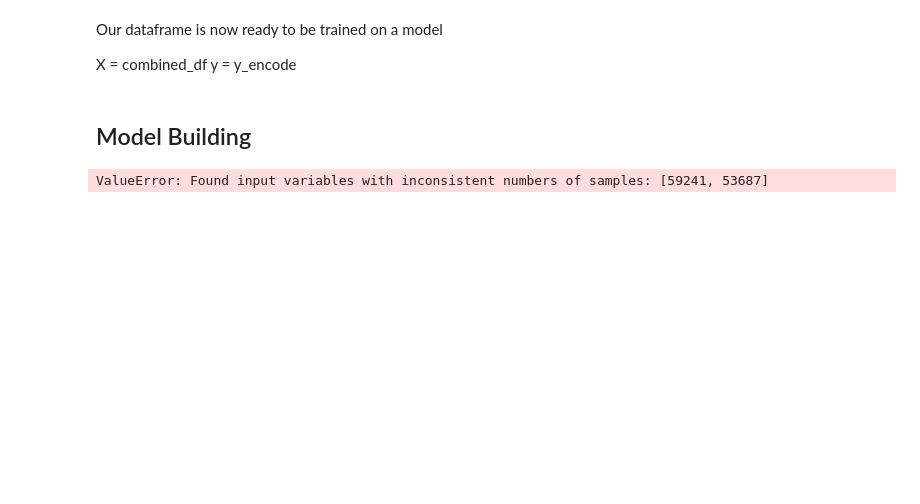
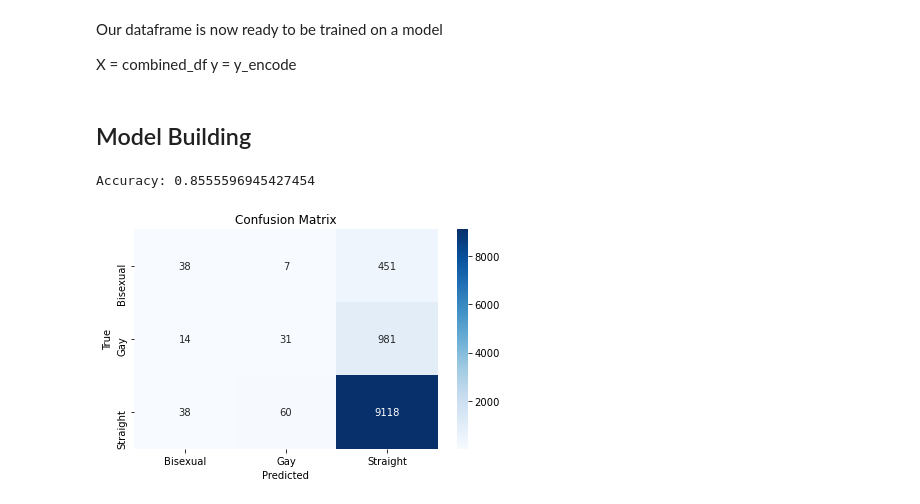
Before and after one commit to brianellis1997/DateAScientist, a Jupyter notebook: date-a-scientist.ipynb, the cells around one changed output. Cells and saved outputs as stored; diff of their text form; code cells hidden in the pictures; blank space fills up the shorter version.

Commit message:
Created random forest model and printed metrics concerning accuracy, precision, and recall score for orientation class.

```diff
--- a/date-a-scientist.ipynb
+++ b/date-a-scientist.ipynb
@@ -1511,6 +1577,37 @@ from sklearn.metrics import accuracy_score
 # %%
 from sklearn.model_selection import train_test_split
 
-X_train, X_test, y_train, y_test = train_test_split(combined_df, y_encode, test_size=0.2, random_state=42)
+X_train, X_test, y_train, y_test = train_test_split(combined_df, y, test_size=0.2, random_state=42)
-# %% [output]
-ValueError: Found input variables with inconsistent numbers of samples: [59241, 53687]
+# %%
+model = RandomForestClassifier(n_estimators=100, random_state=42)
+# %%
+model.fit(X_train, y_train)
+
+y_pred = model.predict(X_test)
+# %%
+accuracy = accuracy_score(y_test, y_pred)
+print("Accuracy:", accuracy)
+# %% [output]
+Accuracy: 0.8555596945427454
+# %%
+from sklearn.metrics import confusion_matrix
+
+# Create confusion matrix
+cm = confusion_matrix(y_test, y_pred)
+
+# Define class labels (original labels)
+class_labels = ['Bisexual', 'Gay', 'Straight']
+
+# Create heatmap for the confusion matrix
+sns.heatmap(cm, annot=True, fmt='d', cmap='Blues', xticklabels=class_labels, yticklabels=class_labels)
+
+# Set labels, title, and layout
+plt.xlabel('Predicted')
+plt.ylabel('True')
+plt.title('Confusion Matrix')
+plt.tight_layout()
+
+# Show the plot
+plt.show()
+# %% [output]
+[figure, added]
```
Also changed, not shown: parts of 42 cells of this notebook.
